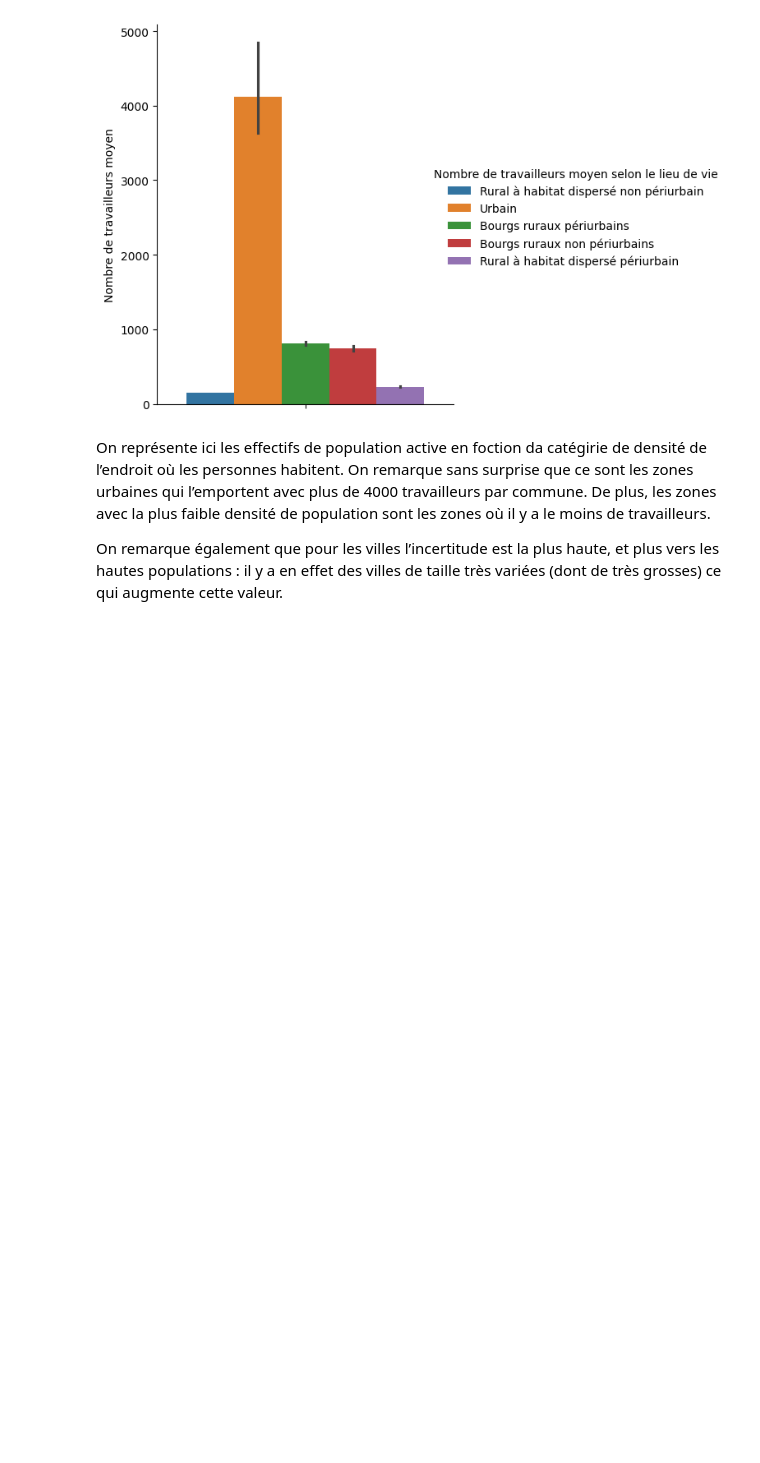
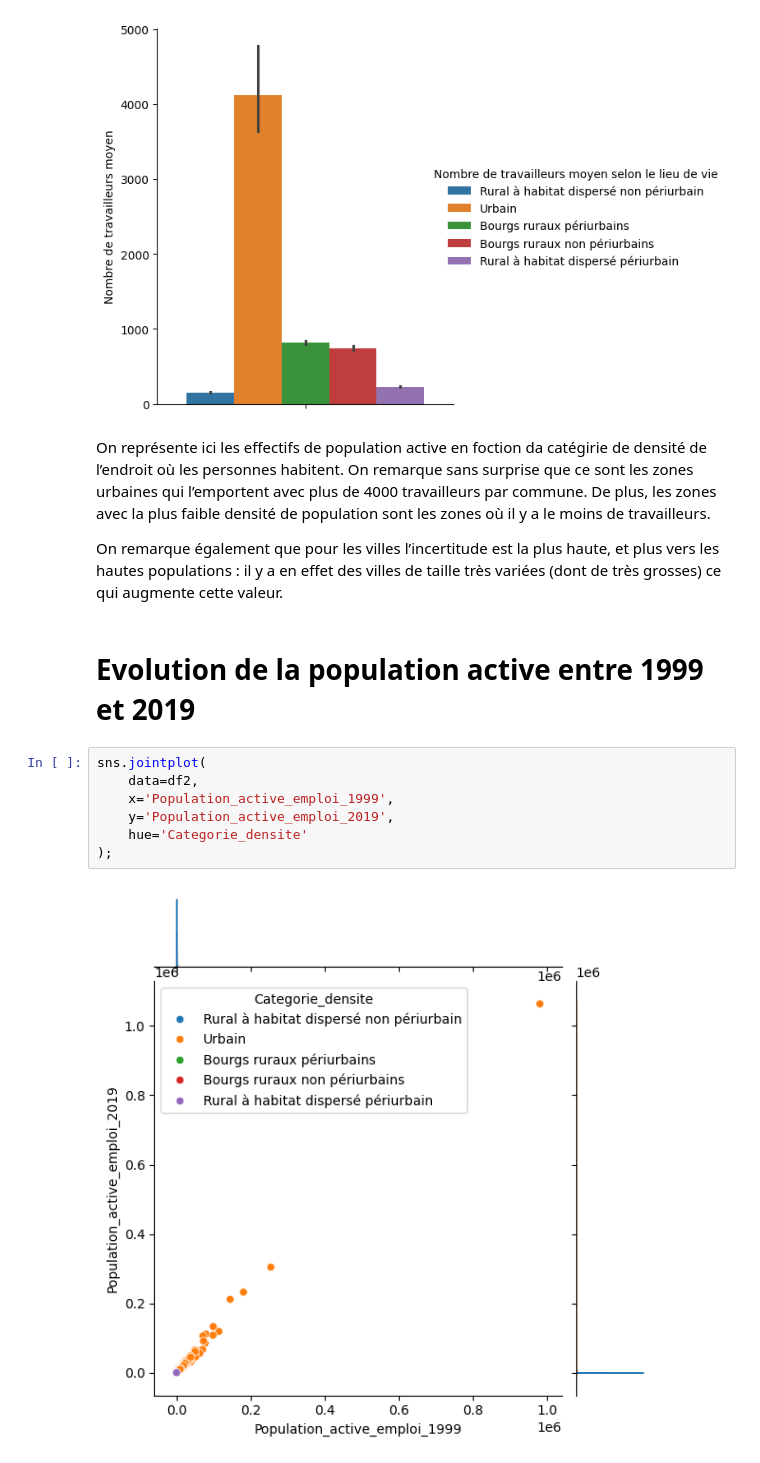
Before and after one commit to ClementGOUJON-dot/base_de_donn-es, a Jupyter notebook: Compte_rendu.ipynb, the cells around one changed output. Drawn from its saved outputs; the diff is of its cells as text; blank space fills up the shorter version.

```diff
--- a/Compte_rendu.ipynb
+++ b/Compte_rendu.ipynb
@@ -44,3 +44,14 @@ g.legend.set_title("Nombre de travailleurs moyen selon le lieu de vie")
 On représente ici les effectifs de population active en foction da catégirie de densité de l’endroit où les personnes habitent. On remarque sans surprise que ce sont les zones urbaines qui l’emportent avec plus de 4000 travailleurs par commune. De plus, les zones avec la plus faible densité de population sont les zones où il y a le moins de travailleurs.
 
 On remarque également que pour les villes l’incertitude est la plus haute, et plus vers les hautes populations : il y a en effet des villes de taille très variées (dont de très grosses) ce qui augmente cette valeur.
+# %% [markdown]
+# Evolution de la population active entre 1999 et 2019
+# %%
+sns.jointplot(
+    data=df2,
+    x='Population_active_emploi_1999',
+    y='Population_active_emploi_2019',
+    hue='Categorie_densite'
+);
+# %% [output]
+[figure, added]
```
Also changed, not shown: parts of 7 cells of this notebook.
